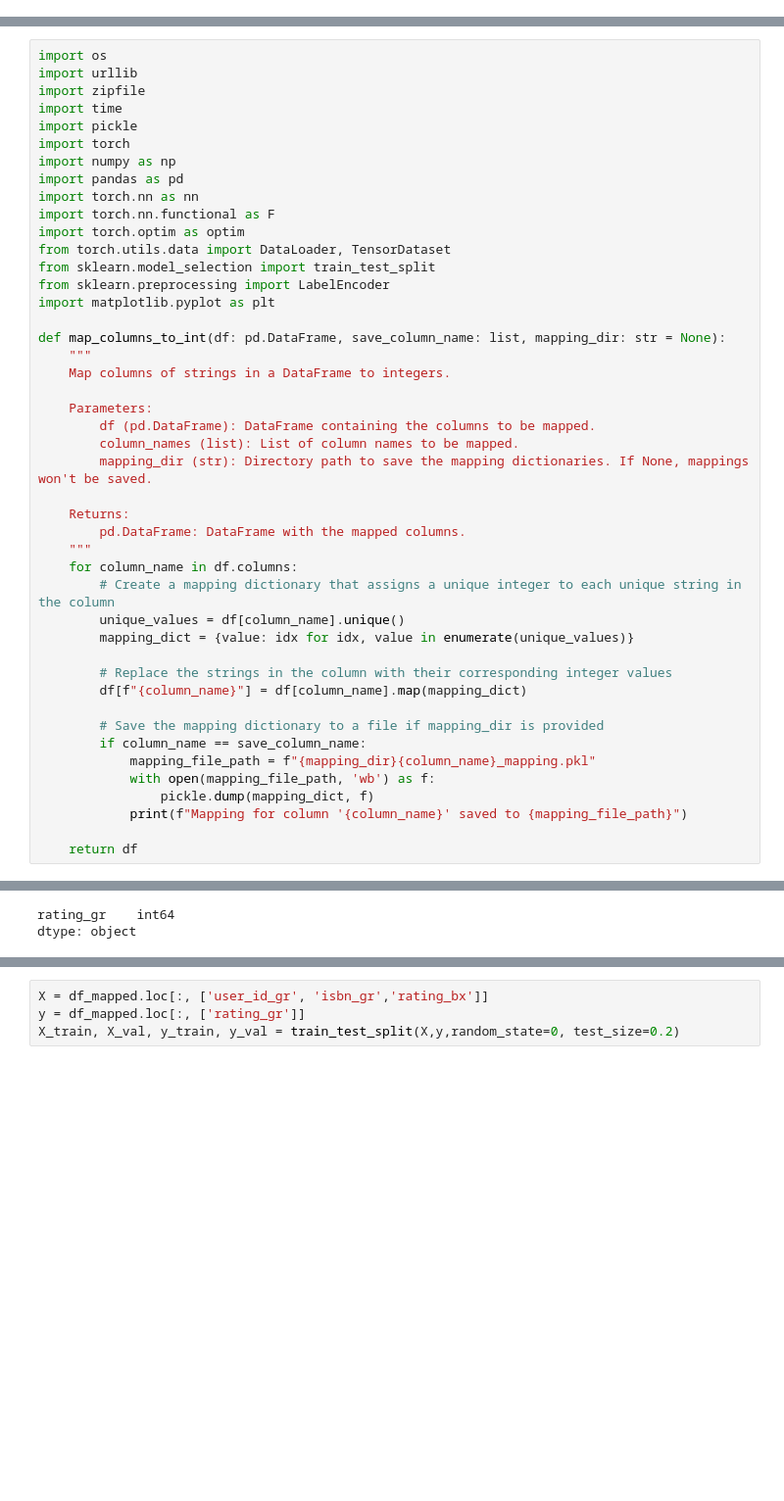
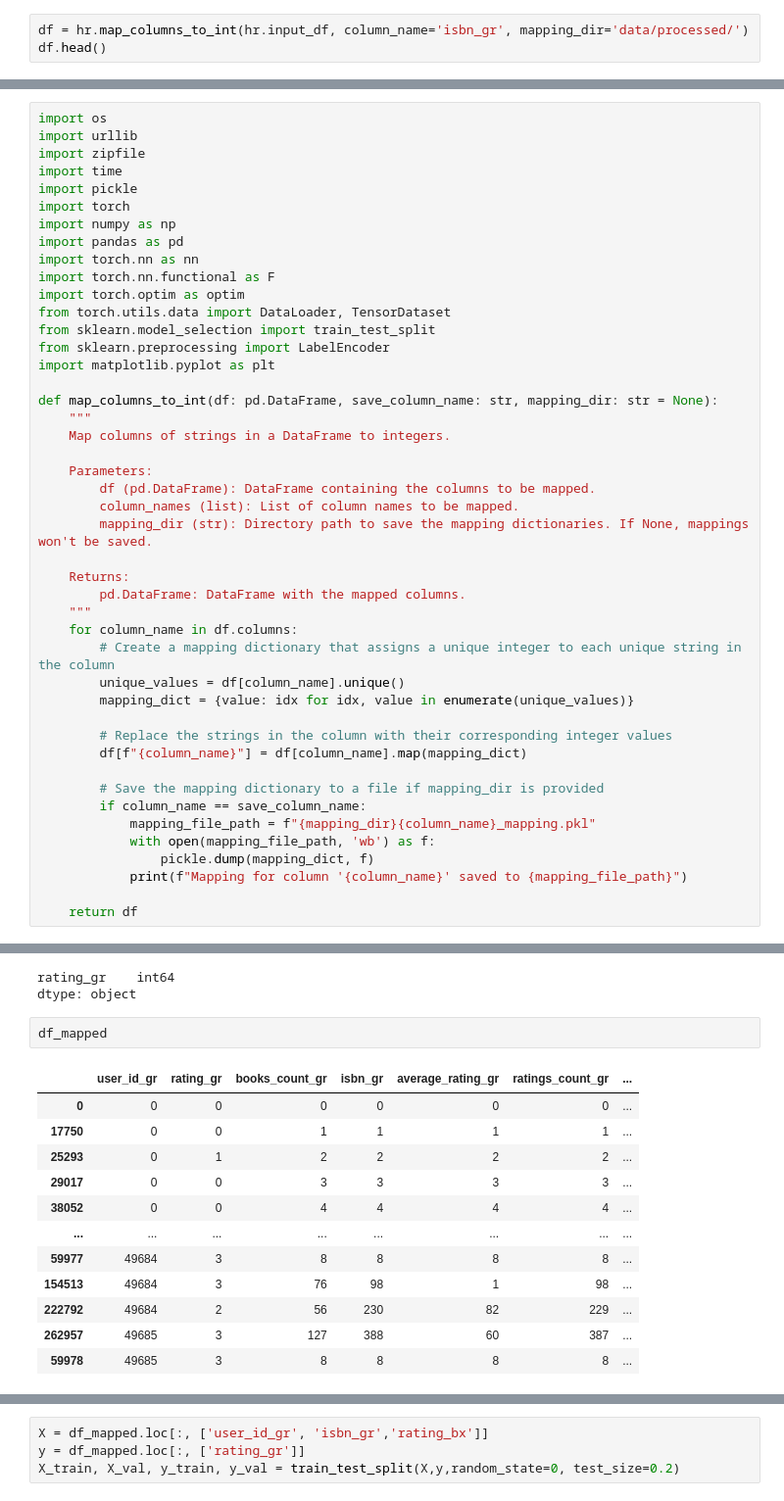
Before and after one commit to christianwhollar/Book-Recommendation-System, a Jupyter notebook: test_model.ipynb, the cells around one changed output, grey strips where cells are left out. Shown at 98% size. Drawn from its saved outputs; the diff is of its cells as text; blank space fills up the shorter version.

```diff
--- a/test_model.ipynb
+++ b/test_model.ipynb
@@ -6,0 +55,3 @@ DataFrame saved to data/processed/book_reference_dataframe.pkl
+# %%
+df = hr.map_columns_to_int(hr.input_df, column_name='isbn_gr', mapping_dir='data/processed/')
+df.head()
@@ -21,7 +97,7 @@ from sklearn.model_selection import train_test_split
 from sklearn.preprocessing import LabelEncoder
 import matplotlib.pyplot as plt
 
-def map_columns_to_int(df: pd.DataFrame, save_column_name: list, mapping_dir: str = None):
+def map_columns_to_int(df: pd.DataFrame, save_column_name: str, mapping_dir: str = None):
     """
     Map columns of strings in a DataFrame to integers.
 
@@ -70,3 +146,18 @@ y.dtypes
 # %% [output]
 rating_gr    int64
 dtype: object
+# %%
+df_mapped
+# %% [output]
+|  | user_id_gr | rating_gr | books_count_gr | isbn_gr | average_rating_gr | ratings_count_gr | ... |
+| 0 | 0 | 0 | 0 | 0 | 0 | 0 | ... |
+| 17750 | 0 | 0 | 1 | 1 | 1 | 1 | ... |
+| 25293 | 0 | 1 | 2 | 2 | 2 | 2 | ... |
+| 29017 | 0 | 0 | 3 | 3 | 3 | 3 | ... |
+| 38052 | 0 | 0 | 4 | 4 | 4 | 4 | ... |
+| ... | ... | ... | ... | ... | ... | ... | ... |
+| 59977 | 49684 | 3 | 8 | 8 | 8 | 8 | ... |
+| 154513 | 49684 | 3 | 76 | 98 | 1 | 98 | ... |
+| 222792 | 49684 | 2 | 56 | 230 | 82 | 229 | ... |
+| 262957 | 49685 | 3 | 127 | 388 | 60 | 387 | ... |
+| 59978 | 49685 | 3 | 8 | 8 | 8 | 8 | ... |
```
Also changed, not shown: parts of 32 cells of this notebook, 7 other files.
